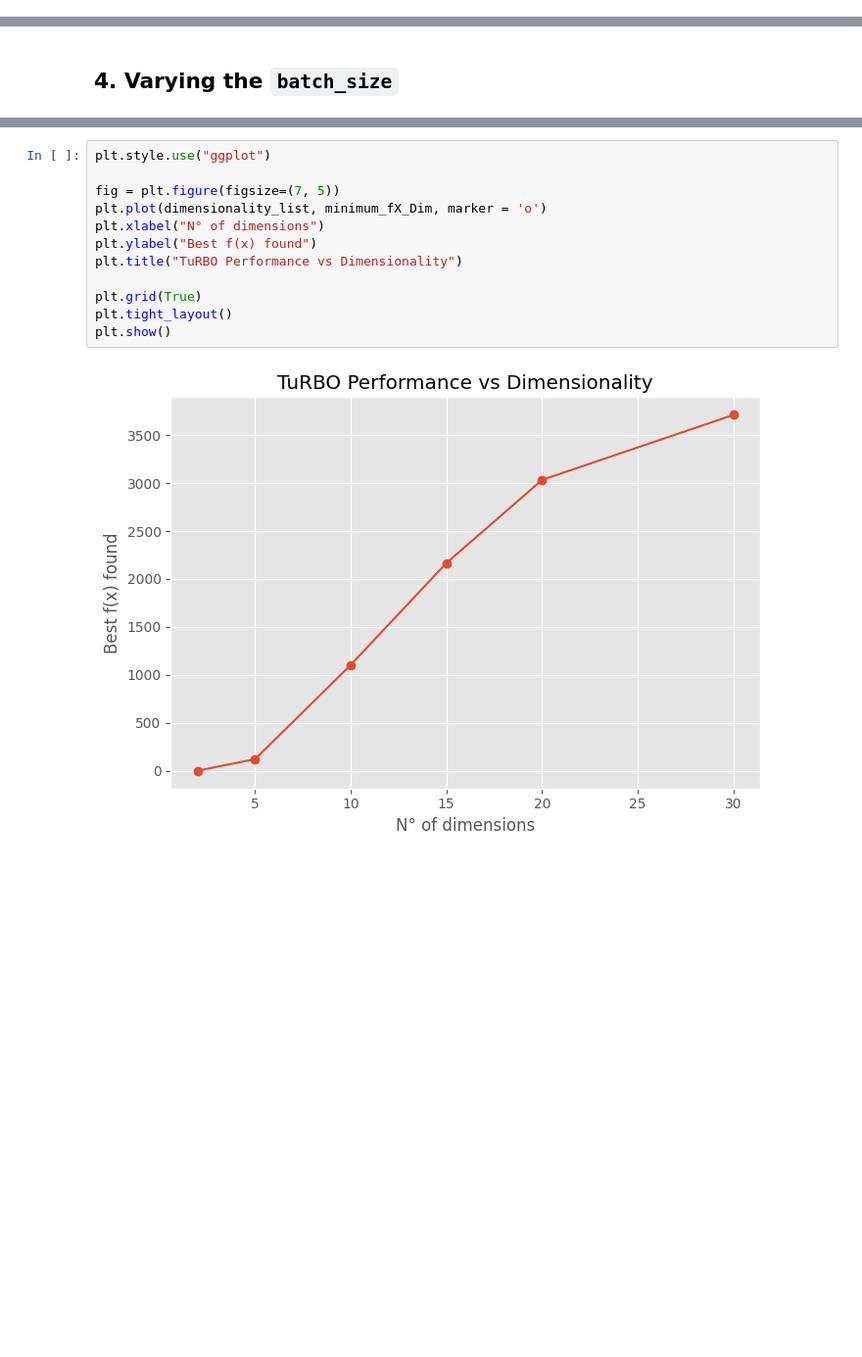
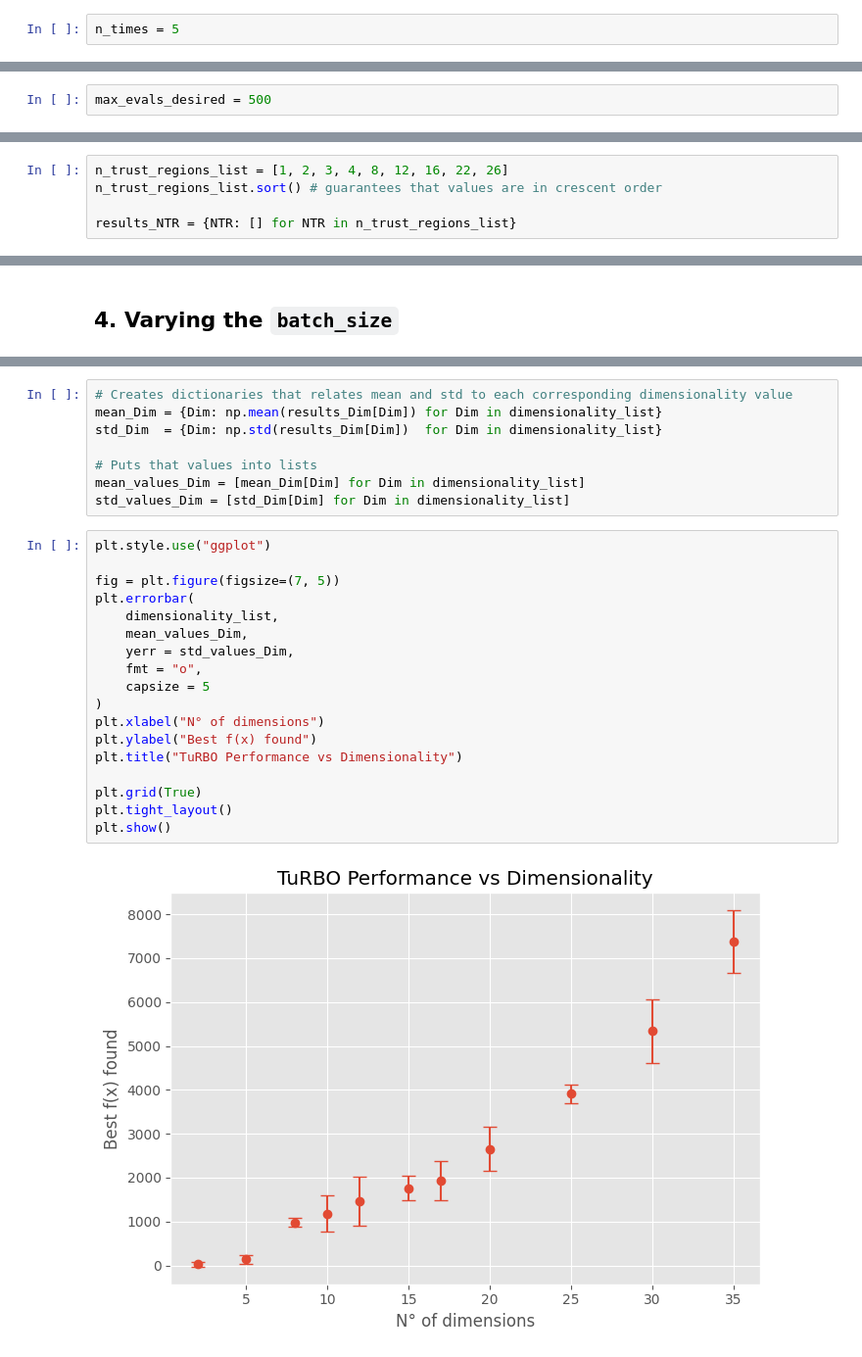
Before and after one commit to jonatas727/TuRBO-Study, a Jupyter notebook: Sensivity study/Schwefel Function.ipynb, the cells around one changed output, grey strips where cells are left out. Shown at 98% size. Drawn from its saved outputs; the diff is of its cells as text; blank space fills up the shorter version.

```diff
--- a/Sensivity study/Schwefel Function.ipynb
+++ b/Sensivity study/Schwefel Function.ipynb
@@ -79,0 +84,2 @@ f = Schwefel(10)
+# %%
+n_times = 5
@@ -80,2 +88,4 @@ f = Schwefel(10)
+# %%
+max_evals_desired = 500
 # %% [markdown]
 ## 3. Varying `n_trust_regions`
@@ -87,3 +92,8 @@ results_NTR = {
+# %%
+n_trust_regions_list = [1, 2, 3, 4, 8, 12, 16, 22, 26]
+n_trust_regions_list.sort() # guarantees that values are in crescent order
+
+results_NTR = {NTR: [] for NTR in n_trust_regions_list}
 # %% [markdown]
 ### 3.1 One trust region (Turbo1)
 # %%
@@ -337,14 +378,28 @@ print(minimum_fX_Dim)
+# %%
+# Creates dictionaries that relates mean and std to each corresponding dimensionality value
+mean_Dim = {Dim: np.mean(results_Dim[Dim]) for Dim in dimensionality_list}
+std_Dim  = {Dim: np.std(results_Dim[Dim])  for Dim in dimensionality_list}
+
+# Puts that values into lists
+mean_values_Dim = [mean_Dim[Dim] for Dim in dimensionality_list]
+std_values_Dim = [std_Dim[Dim] for Dim in dimensionality_list]
 # %%
 plt.style.use("ggplot")
 
 fig = plt.figure(figsize=(7, 5))
-plt.plot(dimensionality_list, minimum_fX_Dim, marker = 'o')
+plt.errorbar(
+    dimensionality_list,
+    mean_values_Dim,
+    yerr = std_values_Dim,
+    fmt = "o",
+    capsize = 5
+)
 plt.xlabel("N° of dimensions")
 plt.ylabel("Best f(x) found")
 plt.title("TuRBO Performance vs Dimensionality")
 
 plt.grid(True)
 plt.tight_layout()
 plt.show()
 # %% [output]
-[figure, old version]
+[figure, new version]
```
Also changed, not shown: parts of 28 cells of this notebook, 23 other files.
